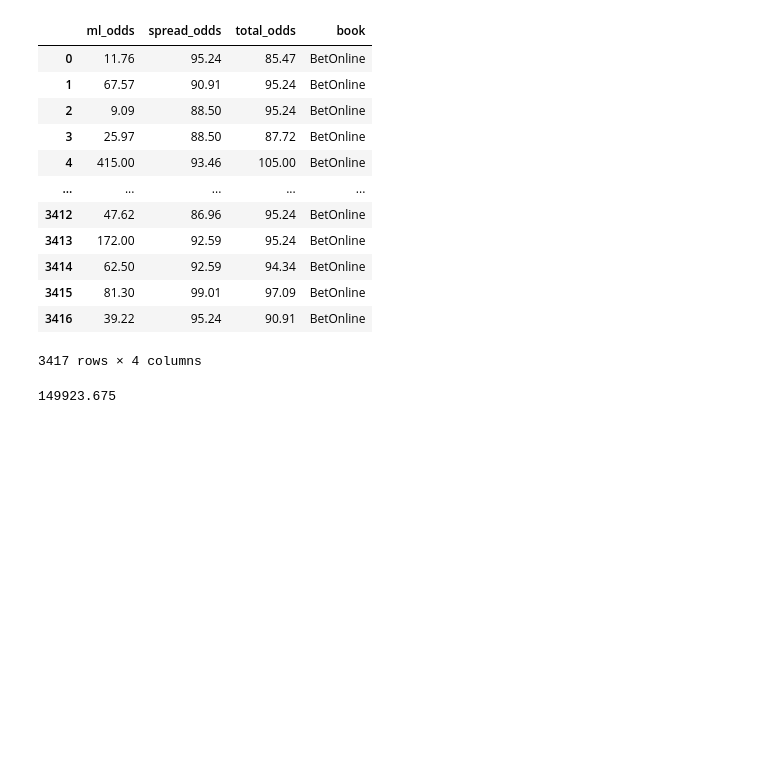
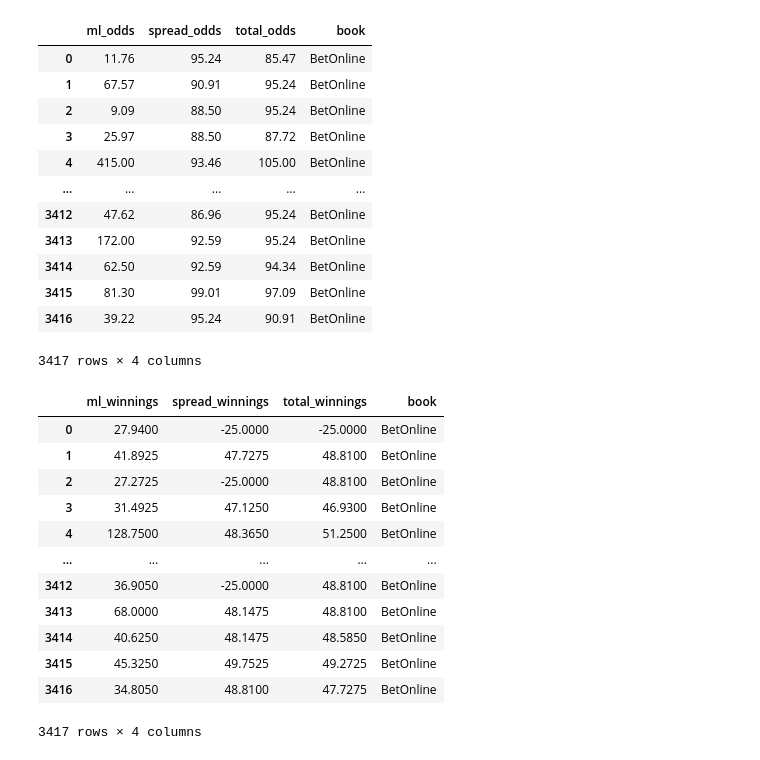
Before and after one commit to kyle-rgb/NBA_Sportsbook_Project, a Jupyter notebook: notebooks/Modeling.ipynb, the cells around one changed output. Saved outputs shown, nothing was run; the diff lists cells and outputs as text; code cells hidden in the pictures; blank space fills up the shorter version.

```diff
--- a/notebooks/Modeling.ipynb
+++ b/notebooks/Modeling.ipynb
@@ -494,6 +507,18 @@ sample.odds_matrix
 | 3416 | 39.22 | 95.24 | 90.91 | BetOnline |
 3417 rows × 4 columns
 # %%
-sample.create_winnings("BetOnline", 25).ml_winnings.sum()
+sample.create_winnings("BetOnline", 25)
 # %% [output]
+|  | ml_winnings | spread_winnings | total_winnings | book |
+| 0 | 27.9400 | -25.0000 | -25.0000 | BetOnline |
+| 1 | 41.8925 | 47.7275 | 48.8100 | BetOnline |
+| 2 | 27.2725 | -25.0000 | 48.8100 | BetOnline |
+| 3 | 31.4925 | 47.1250 | 46.9300 | BetOnline |
+| 4 | 128.7500 | 48.3650 | 51.2500 | BetOnline |
+| ... | ... | ... | ... | ... |
+| 3412 | 36.9050 | -25.0000 | 48.8100 | BetOnline |
+| 3413 | 68.0000 | 48.1475 | 48.8100 | BetOnline |
+| 3414 | 40.6250 | 48.1475 | 48.5850 | BetOnline |
+| 3415 | 45.3250 | 49.7525 | 49.2725 | BetOnline |
+| 3416 | 34.8050 | 48.8100 | 47.7275 | BetOnline |
-149923.675
+3417 rows × 4 columns
```
Also changed, not shown: parts of 3 cells of this notebook, 20 other files.
